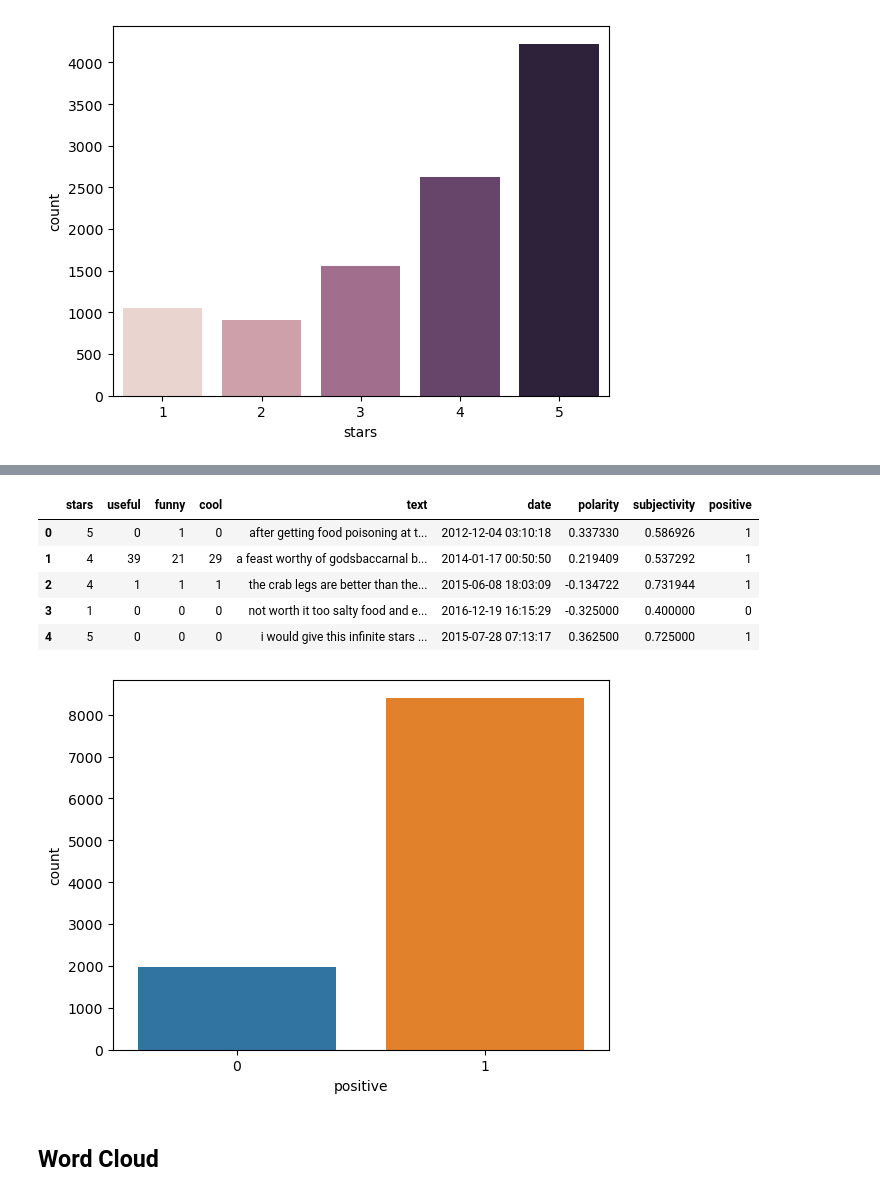
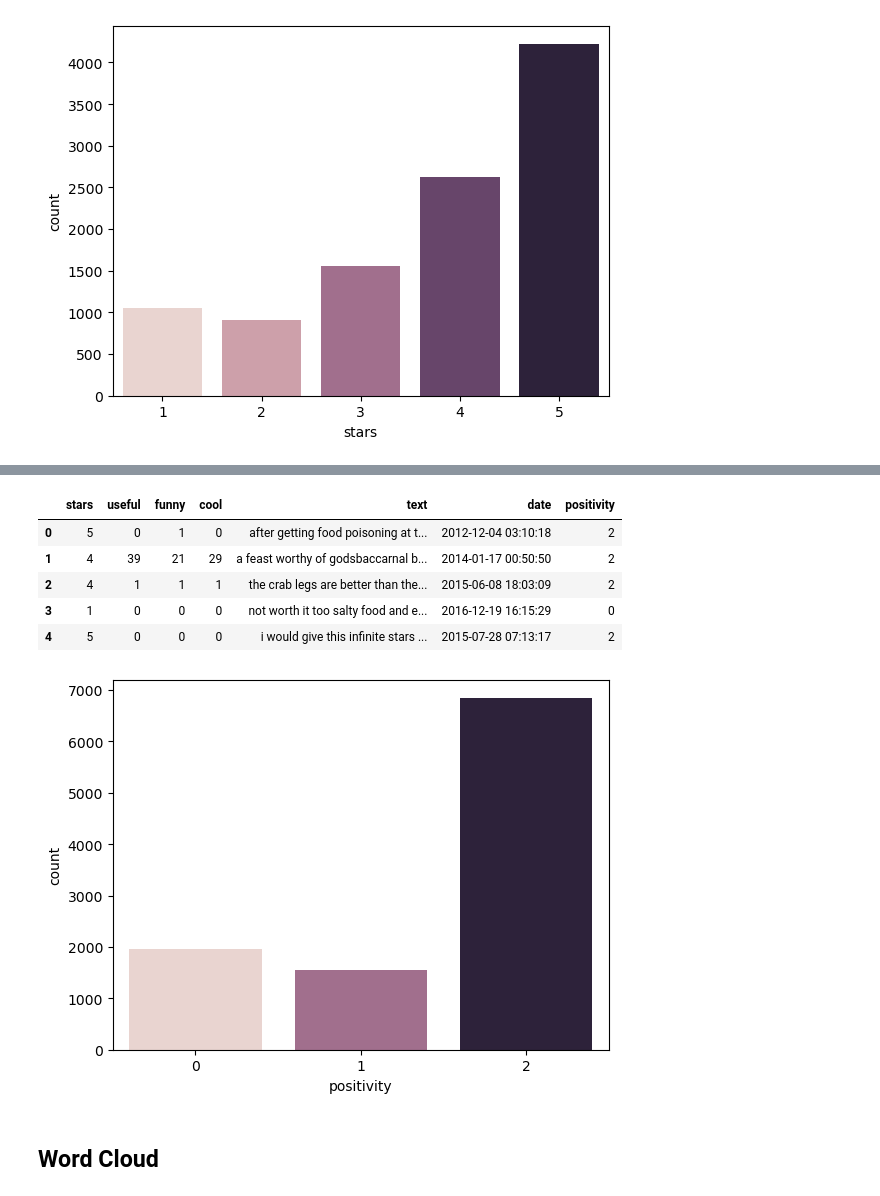
Before and after one commit to efeckgz/AI-Bootcamp, a Jupyter notebook: assignments/restaurant/restaurant.ipynb, the cells around one changed output, grey strips where cells are left out. Drawn from its saved outputs; the diff is of its cells as text; code cells hidden in the pictures.

```diff
--- a/assignments/restaurant/restaurant.ipynb
+++ b/assignments/restaurant/restaurant.ipynb
@@ -251,17 +259,30 @@ sns.countplot(x='stars', hue='stars', data=df, legend=False);
+# %%
+positivity = {
+    # 5 & 4 star reviews will get score of 2.
+    5: 2,
+    4: 2,
+
+    # Neutral reviews will get a score of 1.
+    3: 1,
+
+    # 2 & 1 star reviews will get a score of 0.
+    2: 0,
+    1: 0
+}
 # %%
-df['positive'] = [1 if stars >= 3 else 0 for stars in df['stars']]
+df['positivity'] = df['stars'].map(positivity)
 # %%
 df.head()
 # %% [output]
-|  | stars | useful | funny | cool | text | date | polarity | subjectivity | positive |
-| 0 | 5 | 0 | 1 | 0 | after getting food poisoning at t... | 2012-12-04 03:10:18 | 0.337330 | 0.586926 | 1 |
-| 1 | 4 | 39 | 21 | 29 | a feast worthy of godsbaccarnal b... | 2014-01-17 00:50:50 | 0.219409 | 0.537292 | 1 |
-| 2 | 4 | 1 | 1 | 1 | the crab legs are better than the... | 2015-06-08 18:03:09 | -0.134722 | 0.731944 | 1 |
-| 3 | 1 | 0 | 0 | 0 | not worth it too salty food and e... | 2016-12-19 16:15:29 | -0.325000 | 0.400000 | 0 |
-| 4 | 5 | 0 | 0 | 0 | i would give this infinite stars ... | 2015-07-28 07:13:17 | 0.362500 | 0.725000 | 1 |
+|  | stars | useful | funny | cool | text | date | positivity |
+| 0 | 5 | 0 | 1 | 0 | after getting food poisoning at t... | 2012-12-04 03:10:18 | 2 |
+| 1 | 4 | 39 | 21 | 29 | a feast worthy of godsbaccarnal b... | 2014-01-17 00:50:50 | 2 |
+| 2 | 4 | 1 | 1 | 1 | the crab legs are better than the... | 2015-06-08 18:03:09 | 2 |
+| 3 | 1 | 0 | 0 | 0 | not worth it too salty food and e... | 2016-12-19 16:15:29 | 0 |
+| 4 | 5 | 0 | 0 | 0 | i would give this infinite stars ... | 2015-07-28 07:13:17 | 2 |
 # %%
-sns.countplot(x='positive', hue='positive', data=df, legend=False);
+sns.countplot(x='positivity', hue='positivity', data=df, legend=False);
 # %% [output]
-[figure, old version]
+[figure, new version]
 # %% [markdown]
 ## Word Cloud
```
Also changed, not shown: parts of 56 cells of this notebook, 1 other file.
